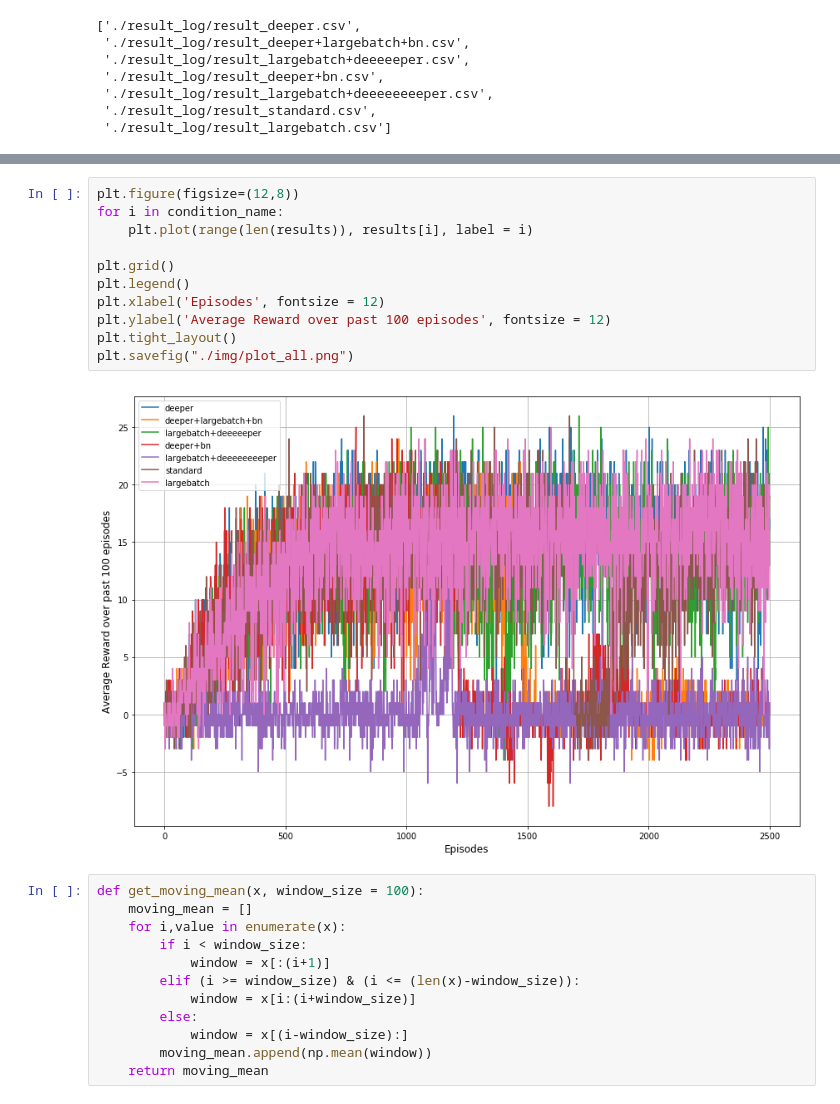
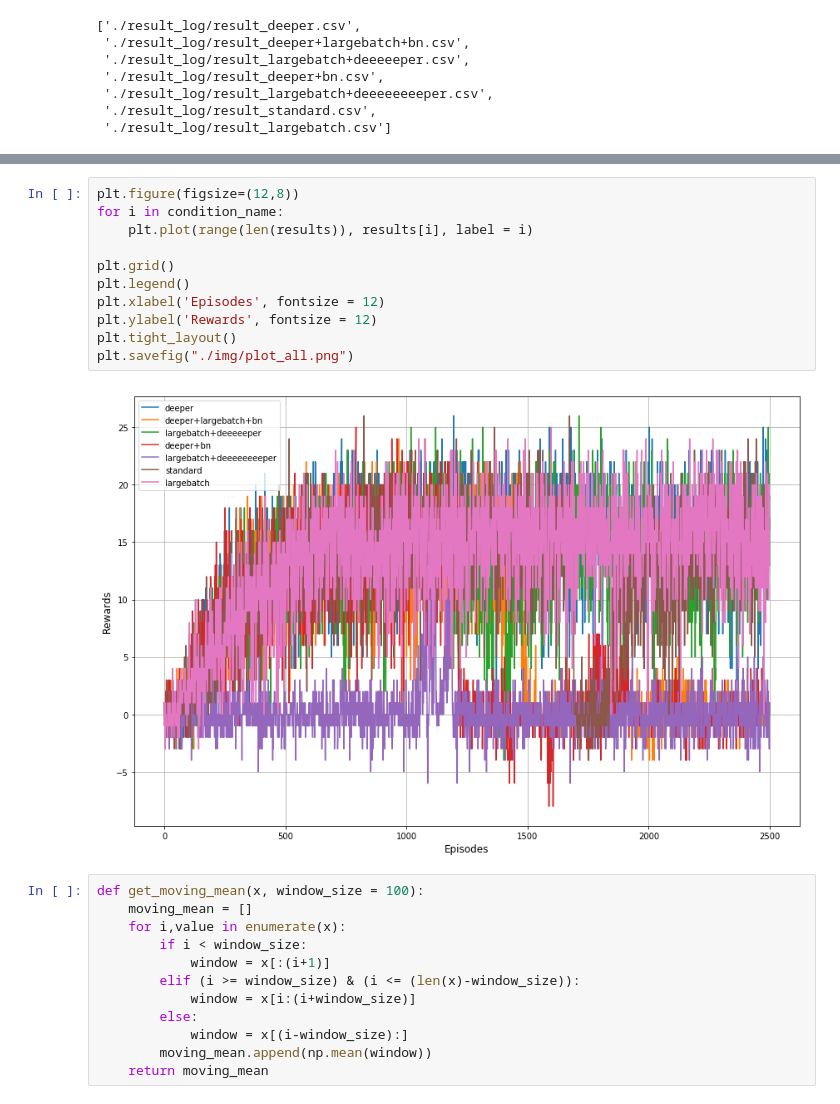
Before and after one commit to vashineyu/DRL_Project01_Navigation, a Jupyter notebook: vis.ipynb, the cells around one changed output, grey strips where cells are left out. Cells and saved outputs as stored; diff of their text form.

Commit message:
update plots

```diff
--- a/vis.ipynb
+++ b/vis.ipynb
@@ -33,16 +33,16 @@ results.head()
 # %%
 plt.figure(figsize=(12,8))
 for i in condition_name:
     plt.plot(range(len(results)), results[i], label = i)
 
 plt.grid()
 plt.legend()
 plt.xlabel('Episodes', fontsize = 12)
-plt.ylabel('Average Reward over past 100 episodes', fontsize = 12)
+plt.ylabel('Rewards', fontsize = 12)
 plt.tight_layout()
 plt.savefig("./img/plot_all.png")
 # %% [output]
-[figure, old version]
+[figure, new version]
 # %%
 def get_moving_mean(x, window_size = 100):
     moving_mean = []
```
Also changed, not shown: 1 other file.
